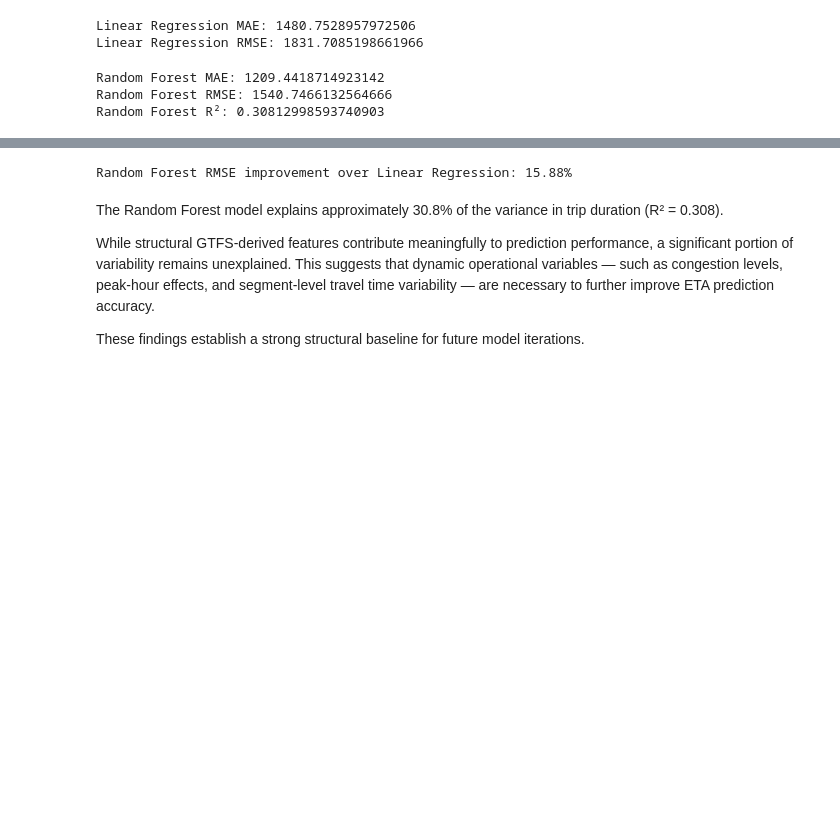
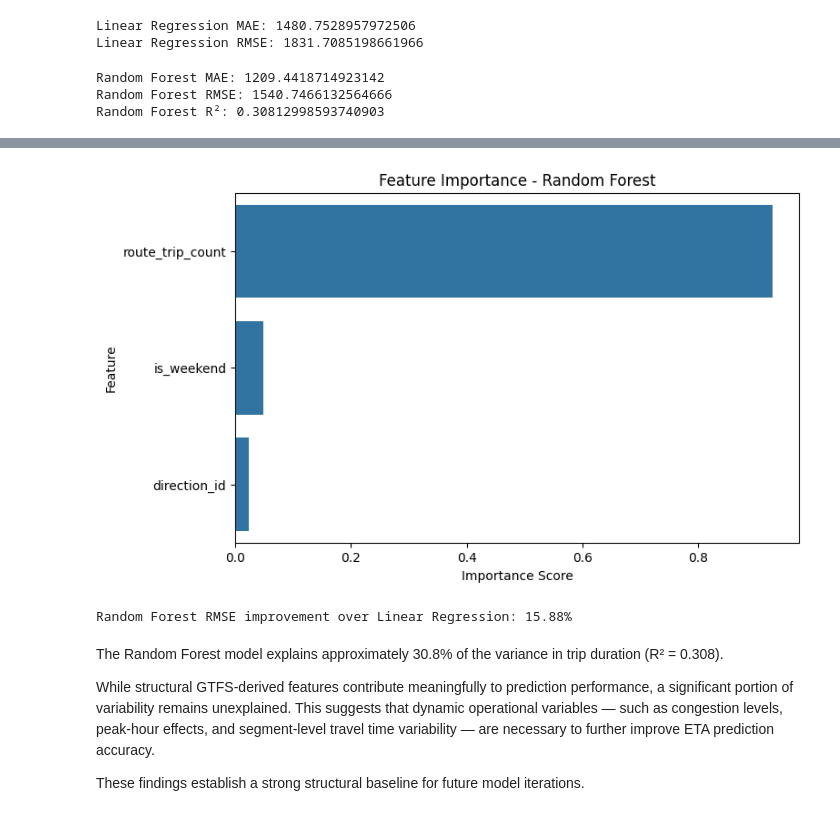
Before and after one commit to Felipe-Ulloa-CA/bus-eta-prediction, a Jupyter notebook: bus_eta_model.ipynb, the cells around one changed output, grey strips where cells are left out. Drawn from its saved outputs; the diff is of its cells as text; code cells hidden in the pictures; blank space fills up the shorter version.

```diff
--- a/bus_eta_model.ipynb
+++ b/bus_eta_model.ipynb
@@ -119,3 +116,10 @@ trip_duration = trip_duration[
 ]
 
 model_data = trip_duration.merge(trips, on="trip_id")
+
+# Remove duplicate rows
+model_data = model_data.drop_duplicates()
+
+# Check missing values
+print("Missing values per column:")
+print(model_data.isnull().sum())
@@ -208,0 +270,13 @@ Random Forest R²: 0.30812998593740903
+# %%
+# Extract feature importance
+importances = rf.feature_importances_
+
+feature_importance_df = pd.DataFrame({
+    "Feature": features,
+    "Importance": importances
+})
+
+# Sort by importance
+feature_importance_df = feature_importance_df.sort_values(by="Importance", ascending=False)
+
+feature_importance_df
@@ -209,3 +294,12 @@ Random Forest R²: 0.30812998593740903
+# %%
+plt.figure(figsize=(8,5))
+sns.barplot(x="Importance", y="Feature", data=feature_importance_df)
+plt.title("Feature Importance - Random Forest")
+plt.xlabel("Importance Score")
+plt.ylabel("Feature")
+plt.show()
+# %% [output]
+[figure, added]
 # %%
 improvement = (rmse_lr - rmse_rf) / rmse_lr * 100
 print(f"Random Forest RMSE improvement over Linear Regression: {improvement:.2f}%")
```
Also changed, not shown: parts of 11 cells of this notebook.
